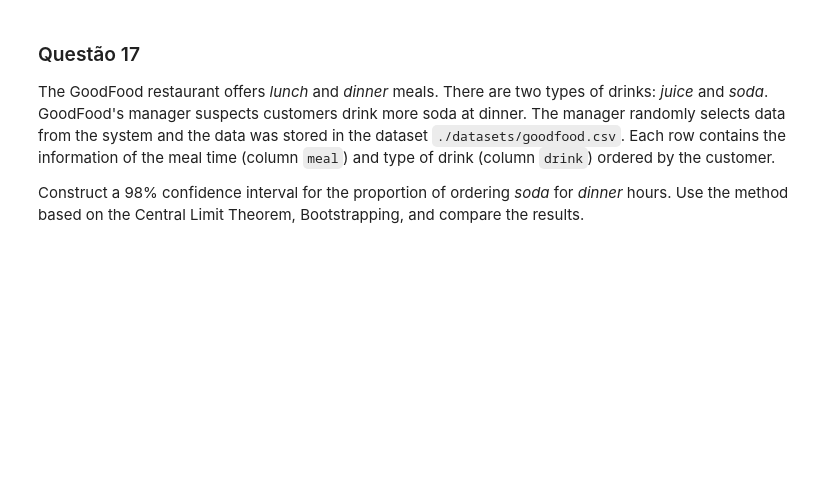
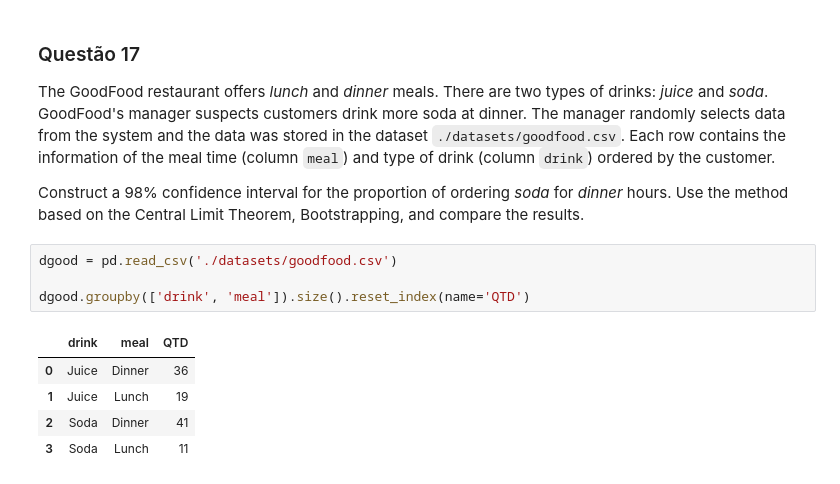
Before and after one commit to JPedroUNIVESP/Atividade1IFSP, a Jupyter notebook: .ipynb, the cells around one changed output. Saved outputs shown, nothing was run; the diff lists cells and outputs as text; blank space fills up the shorter version.

```diff
--- a/.ipynb
+++ b/.ipynb
@@ -347,3 +815,13 @@ The municipal administration wants to estimate the proportion of color blind in
 The GoodFood restaurant offers _lunch_ and _dinner_ meals. There are two types of drinks: _juice_ and _soda_. GoodFood's manager suspects customers drink more soda at dinner. The manager randomly selects data from the system and the data was stored in the dataset `./datasets/goodfood.csv`. Each row contains the information of the meal time (column `meal`) and type of drink (column `drink`) ordered by the customer.
 
 Construct a 98% confidence interval for the proportion of ordering _soda_ for _dinner_ hours. Use the method based on the Central Limit Theorem, Bootstrapping, and compare the results.
+# %%
+dgood = pd.read_csv('./datasets/goodfood.csv')
+
+dgood.groupby(['drink', 'meal']).size().reset_index(name='QTD')
+# %% [output]
+|  | drink | meal | QTD |
+| 0 | Juice | Dinner | 36 |
+| 1 | Juice | Lunch | 19 |
+| 2 | Soda | Dinner | 41 |
+| 3 | Soda | Lunch | 11 |
```
Also changed, not shown: parts of 19 cells of this notebook.
